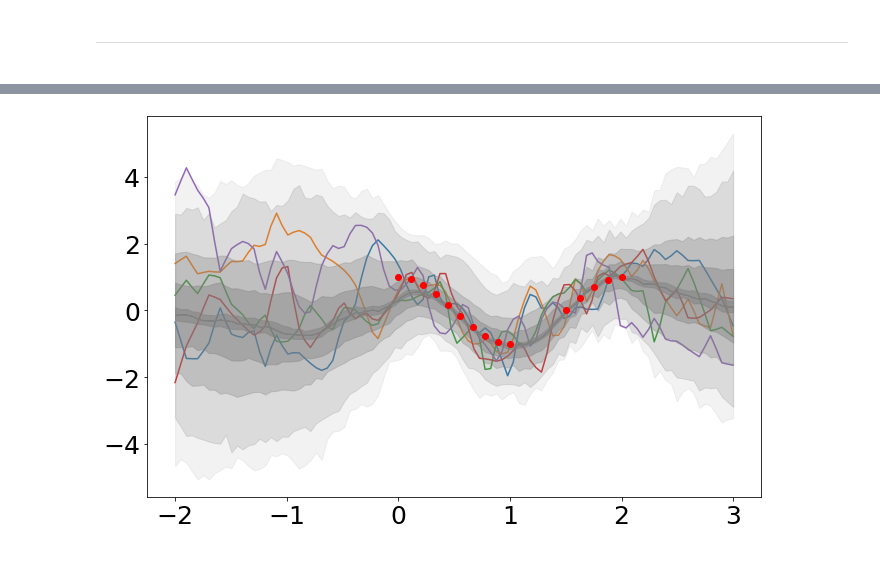
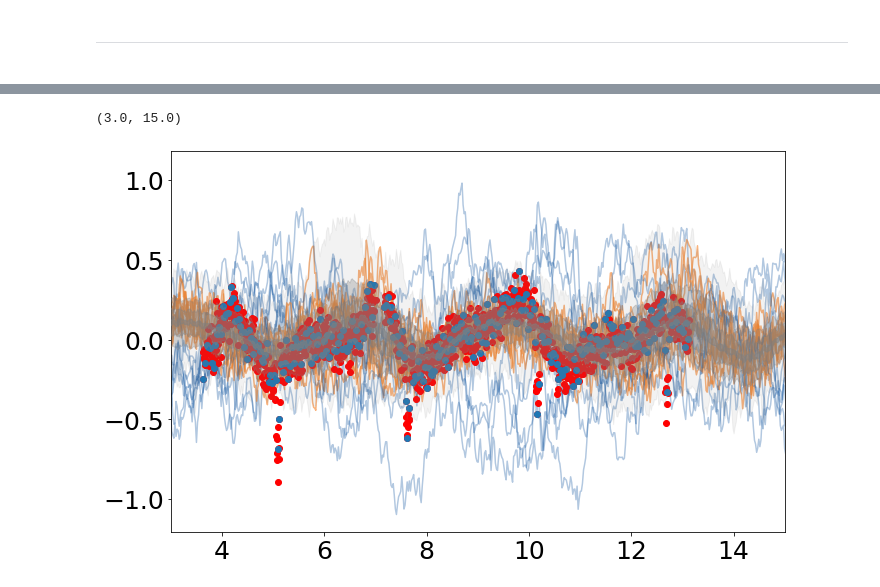
Before and after one commit to al-jshen/jx, a Jupyter notebook: notebooks/sde.ipynb, the cells around one changed output, grey strips where cells are left out. Drawn from its saved outputs; the diff is of its cells as text; code cells hidden in the pictures.

```diff
--- a/notebooks/sde.ipynb
+++ b/notebooks/sde.ipynb
@@ -414,5 +425,5 @@ sdeint_prior = jax.jit(sdeint_maker(sde_prior, x, dt=0.1))
 # %%
-def loss_fn(params, keys, ts, bounds):
+def loss_fn(params, keys, ts, y, bounds):
     eps = jax.random.normal(keys[0])
     y0 = params['qy0_mean'] + eps * jnp.exp(params['qy0_logstd'])
     logqp0 = gaussian_kld(params['qy0_mean'], jnp.exp(params['qy0_logstd']), params['py0_mean'], jnp.exp(params['py0_logstd']))
@@ -428,17 +439,19 @@ def loss_fn(params, keys, ts, bounds):
 loss_vg = jax.jit(jax.value_and_grad(loss_fn))
 # %%
 @jax.jit
-def sample_q(t, params, keys):
-    eps = jax.random.normal(keys[0], shape=(keys.shape[0],))
+@partial(jax.vmap, in_axes=(None, None, 0))
+def sample_q(t, params, key):
+    eps = jax.random.normal(key)
     y0 = params['qy0_mean'] + eps * jnp.exp(params['qy0_logstd'])
-    ys, _ = jax.vmap(sdeint, in_axes=(0, None, None, 0))(y0, t, params, keys)
+    ys, _ = sdeint(y0, t, params, key)
     return ys
 # %%
 @jax.jit
-def sample_p(t, params, keys):
-    eps = jax.random.normal(keys[0], shape=(keys.shape[0],))
+@partial(jax.vmap, in_axes=(None, None, 0))
+def sample_p(t, params, key):
+    eps = jax.random.normal(key)
     y0 = params['py0_mean'] + eps * jnp.exp(params['py0_logstd'])
-    ys, _ = jax.vmap(sdeint_prior, in_axes=(0, None, None, 0))(y0, t, params, keys)
+    ys, _ = sdeint_prior(y0, t, params, key)
     return ys
 # %%
 opt = optax.multi_transform(
@@ -449,13 +466,13 @@ opt_state = opt.init(params)
 # %%
-niter = 500
-batch_size = 128
+niter = 200
+batch_size = 64
 
 keys = jax.random.split(key, niter)
 
 @jax.jit
 def step(opt_state, params, key):
     keys = jax.random.split(key, batch_size)
-    loss, grad = loss_vg(params, keys, x, (-1., 4))
+    loss, grad = loss_vg(params, keys, xtrain, ytrain, (0., 20.))
     updates, opt_state = opt.update(grad, opt_state, params)
     params = optax.apply_updates(params, updates)
     return opt_state, params, loss
@@ -473,12 +492,16 @@ plt.plot(losses)
 # %%
 %%time
-xnew = jnp.linspace(-2., 3., 100)
+xnew = jnp.linspace(-1., 20., 1000)
 ys = sample_q(xnew, params, keys)
-alphas = [0.1, 0.2, 0.3, 0.4, 0.5, 1.]
-percentiles = [0.999, 0.99, 0.9, 0.75, 0.55, 0.5]
+ys_prior = sample_p(xnew, params, keys)
+alphas = [0.1, 0.3, 0.4, 0.5, 1.]
+percentiles = [0.999, 0.9, 0.75, 0.55]
 for a, p in zip(alphas, percentiles):
-    plt.fill_between(xnew, *jnp.quantile(ys, jnp.array([1. - p, p]), axis=0), alpha=a, color='gray')
-plt.scatter(x, y, c='r')
-for i in range(5):
-    plt.plot(xnew, ys[i], zorder=-1)
+    plt.fill_between(xnew, *jnp.quantile(ys, jnp.array([1. - p, p]), axis=0), alpha=a, color='gray', zorder=6)
+plt.scatter(x, y, c='r', zorder=3)
+plt.scatter(xtrain, ytrain, zorder=3)
+for i in range(10):
+    plt.plot(xnew, ys[i], zorder=1, c='#f58025', alpha=0.6)
+    plt.plot(xnew, ys_prior[i], zorder=1, c='#004999', alpha=0.3)
+plt.xlim(3, 15)
 # %% [output]
@@ -487 +510,2 @@ Wall time: 105 ms
+(3.0, 15.0)
-[figure, old version]
+[figure, new version]
```
Also changed, not shown: parts of 11 cells of this notebook, 3 other files.
